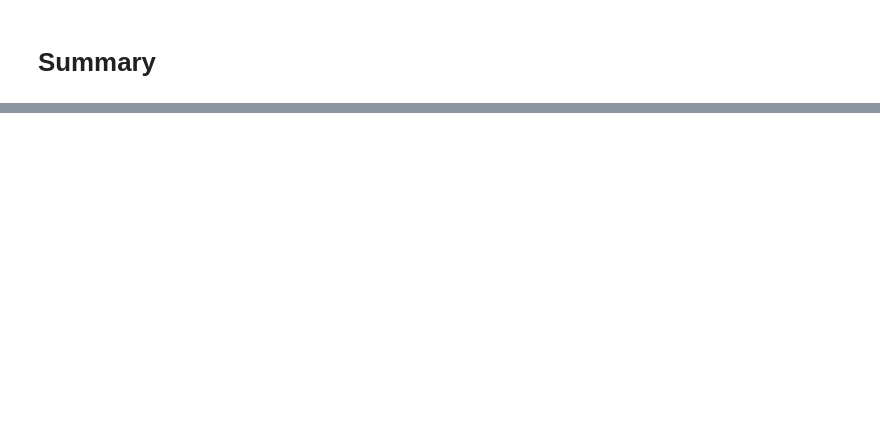
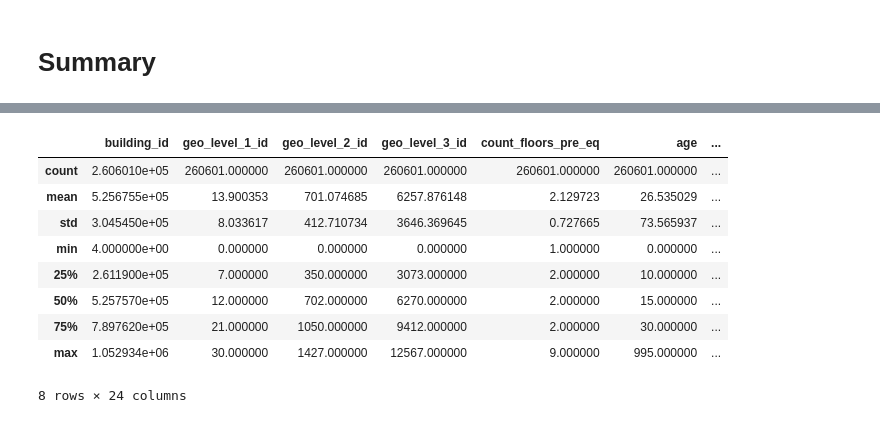
Before and after one commit to nina-prog/richters-predictor-modeling-earthquake-damage, a Jupyter notebook: notebooks/week02/week02-data-cleaning.ipynb, the cells around one changed output, grey strips where cells are left out. Saved outputs shown, nothing was run; the diff lists cells and outputs as text; code cells hidden in the pictures; blank space fills up the shorter version.

```diff
--- a/notebooks/week02/week02-data-cleaning.ipynb
+++ b/notebooks/week02/week02-data-cleaning.ipynb
@@ -225,0 +268,13 @@ cl_y_train = cl_df_train["damage_grade"]
+# %%
+df_train.describe()
+# %% [output]
+|  | building_id | geo_level_1_id | geo_level_2_id | geo_level_3_id | count_floors_pre_eq | age | ... |
+| count | 2.606010e+05 | 260601.000000 | 260601.000000 | 260601.000000 | 260601.000000 | 260601.000000 | ... |
+| mean | 5.256755e+05 | 13.900353 | 701.074685 | 6257.876148 | 2.129723 | 26.535029 | ... |
+| std | 3.045450e+05 | 8.033617 | 412.710734 | 3646.369645 | 0.727665 | 73.565937 | ... |
+| min | 4.000000e+00 | 0.000000 | 0.000000 | 0.000000 | 1.000000 | 0.000000 | ... |
+| 25% | 2.611900e+05 | 7.000000 | 350.000000 | 3073.000000 | 2.000000 | 10.000000 | ... |
+| 50% | 5.257570e+05 | 12.000000 | 702.000000 | 6270.000000 | 2.000000 | 15.000000 | ... |
+| 75% | 7.897620e+05 | 21.000000 | 1050.000000 | 9412.000000 | 2.000000 | 30.000000 | ... |
+| max | 1.052934e+06 | 30.000000 | 1427.000000 | 12567.000000 | 9.000000 | 995.000000 | ... |
+8 rows × 24 columns
```
Also changed, not shown: parts of 11 cells of this notebook, 2 other files.
